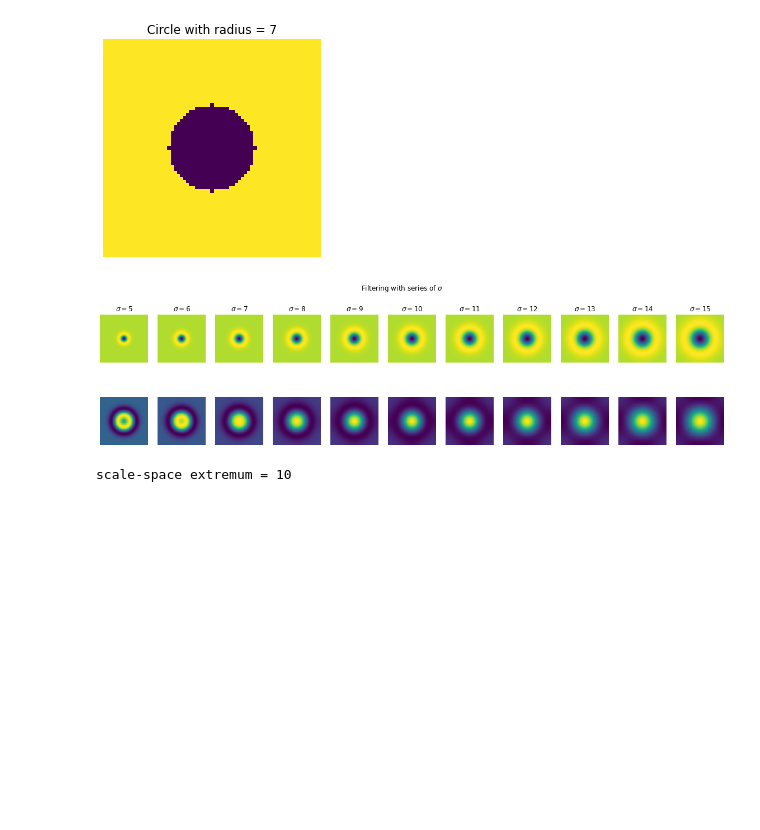
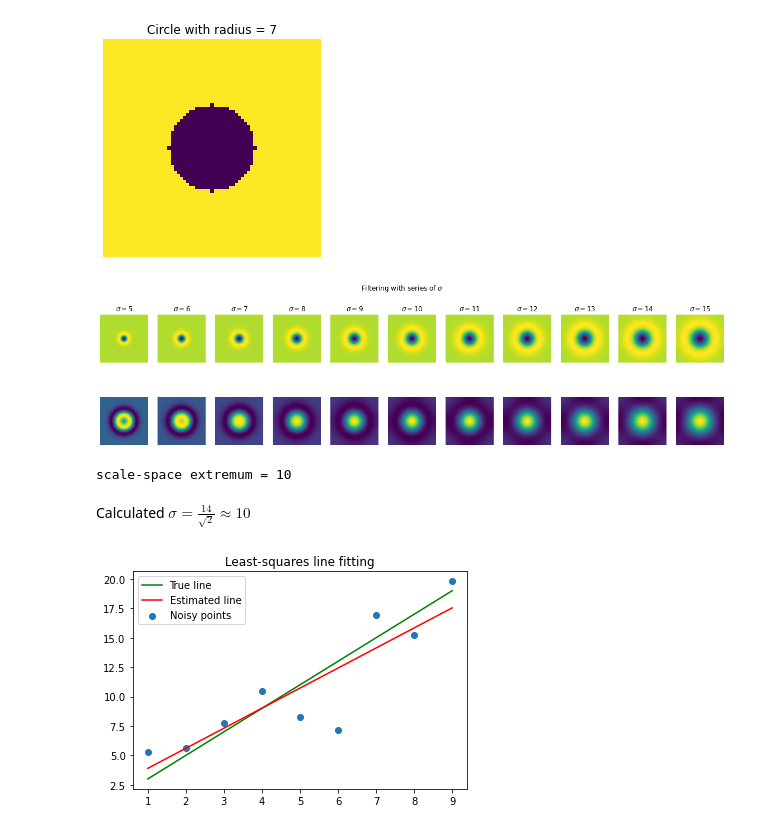
Before and after one commit to GevinduGanganath/EN2550, a Jupyter notebook: Week 5/190610E.ipynb, the cells around one changed output. Saved outputs shown, nothing was run; the diff lists cells and outputs as text; code cells hidden in the pictures; blank space fills up the shorter version.

Commit message:
Week 5 done  least-squares line fitting

```diff
--- a/Week 5/190610E.ipynb
+++ b/Week 5/190610E.ipynb
@@ -75,3 +75,25 @@ indices = np.unravel_index(np.argmax(scale_space, axis=None), scale_space.shape)
 print("scale-space extremum = {}".format(sigmas[indices[2]]))
 # %% [output]
 scale-space extremum = 10
+# %% [markdown]
+Calculated $\sigma = \frac{14}{\sqrt{2}} \approx 10$
+# %%
+m, c = 2, 1
+x = np.arange(1, 10, 1)
+n = 2.*np.random.randn(len(x))
+o = np.zeros(x.shape)
+# o[-1] = 20
+y = m*x + c + n + o
+
+X = np.concatenate((x.reshape(len(x), 1), np.ones((len(x), 1))), axis=1)
+B = np.linalg.pinv(X.T @ X) @ X.T @ y
+mstart, cstar = B[0], B[1]
+
+plt.plot((x[0], x[-1]), (m*x[0]+c, m*x[-1]+c), 'g', label="True line")
+plt.plot((x[0], x[-1]), (mstart*x[0]+cstar, mstart*x[-1]+cstar), 'r', label="Estimated line")
+plt.scatter(x, y, label='Noisy points')
+plt.legend(loc='best')
+plt.title("Least-squares line fitting")
+plt.show()
+# %% [output]
+[figure, added]
```
Also changed, not shown: 1 other file.
